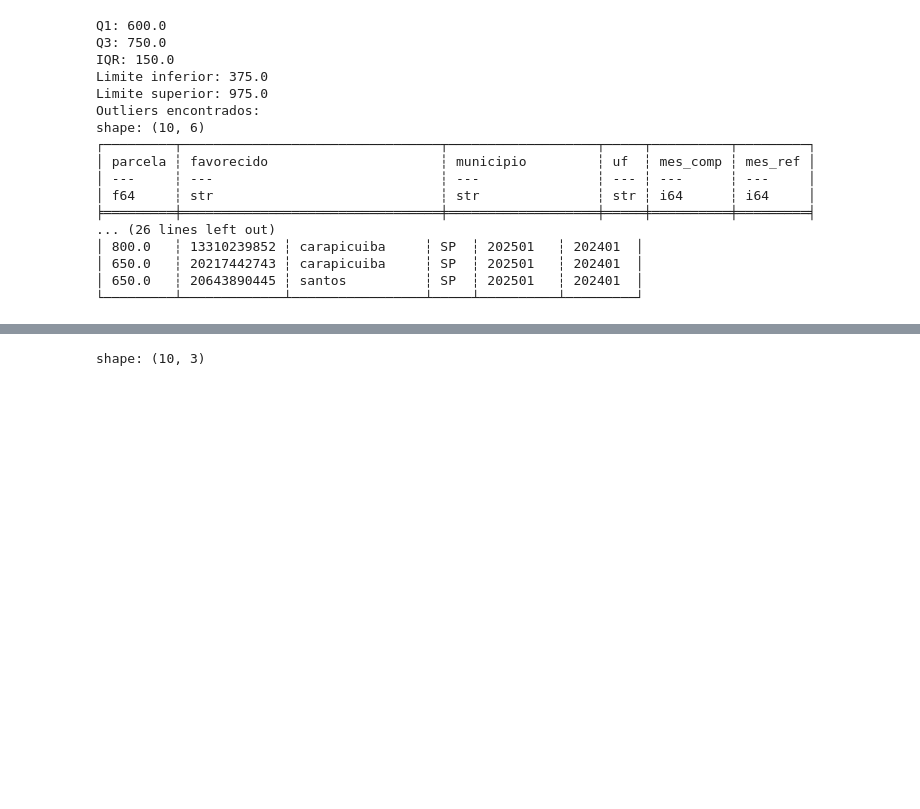
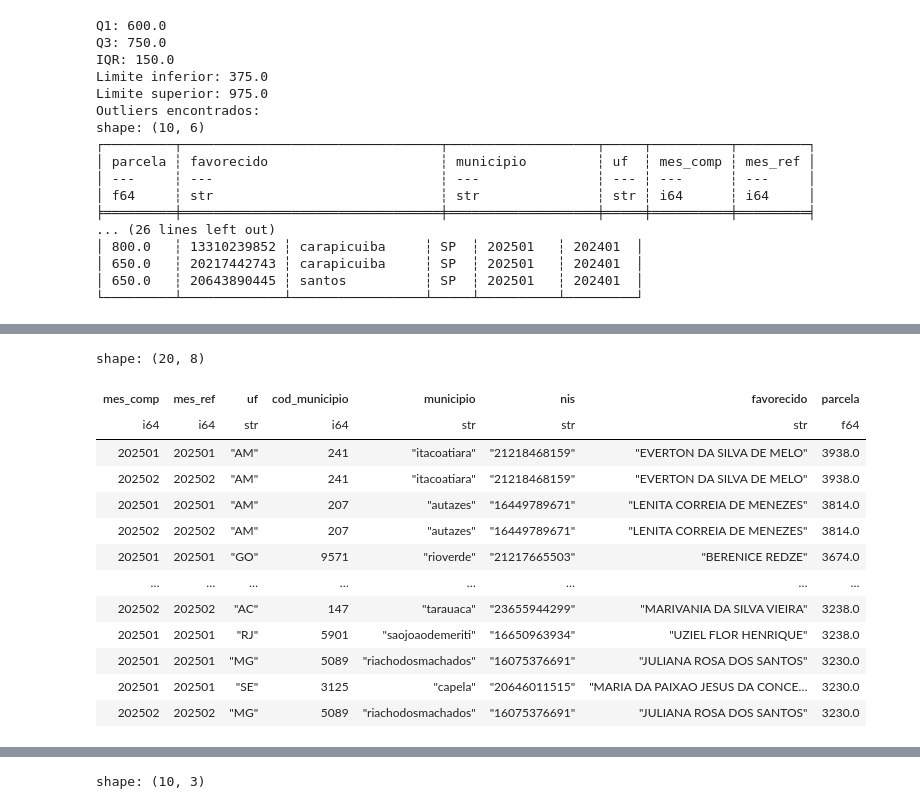
Before and after one commit to Andrerod15/treinamentos-conteudo, a Jupyter notebook: bolsafamilia.ipynb, the cells around one changed output, grey strips where cells are left out. Drawn from its saved outputs; the diff is of its cells as text; code cells hidden in the pictures; blank space fills up the shorter version.

```diff
--- a/bolsafamilia.ipynb
+++ b/bolsafamilia.ipynb
@@ -422,3 +440,22 @@ shape: (10, 6)
+# %%
+#verifica os 20 maiores valores da coluna:
+
+df_bolsapl_lazy.sort("parcela", descending=True).limit(20).collect()
+# %% [output]
+shape: (20, 8)
+| mes_comp | mes_ref | uf | cod_municipio | municipio | nis | favorecido | parcela |
+| i64 | i64 | str | i64 | str | str | str | f64 |
+| 202501 | 202501 | "AM" | 241 | "itacoatiara" | "21218468159" | "EVERTON DA SILVA DE MELO" | 3938.0 |
+| 202502 | 202502 | "AM" | 241 | "itacoatiara" | "21218468159" | "EVERTON DA SILVA DE MELO" | 3938.0 |
+| 202501 | 202501 | "AM" | 207 | "autazes" | "16449789671" | "LENITA CORREIA DE MENEZES" | 3814.0 |
+| 202502 | 202502 | "AM" | 207 | "autazes" | "16449789671" | "LENITA CORREIA DE MENEZES" | 3814.0 |
+| 202501 | 202501 | "GO" | 9571 | "rioverde" | "21217665503" | "BERENICE REDZE" | 3674.0 |
+| … | … | … | … | … | … | … | … |
+| 202502 | 202502 | "AC" | 147 | "tarauaca" | "23655944299" | "MARIVANIA DA SILVA VIEIRA" | 3238.0 |
+| 202501 | 202501 | "RJ" | 5901 | "saojoaodemeriti" | "16650963934" | "UZIEL FLOR HENRIQUE" | 3238.0 |
+| 202501 | 202501 | "MG" | 5089 | "riachodosmachados" | "16075376691" | "JULIANA ROSA DOS SANTOS" | 3230.0 |
+| 202501 | 202501 | "SE" | 3125 | "capela" | "20646011515" | "MARIA DA PAIXAO JESUS DA CONCE… | 3230.0 |
+| 202502 | 202502 | "MG" | 5089 | "riachodosmachados" | "16075376691" | "JULIANA ROSA DOS SANTOS" | 3230.0 |
 # %%
 #ADAPTAR ESTE AGORA! DANDO ERRO!
 
```
Also changed, not shown: parts of 7 cells of this notebook.
